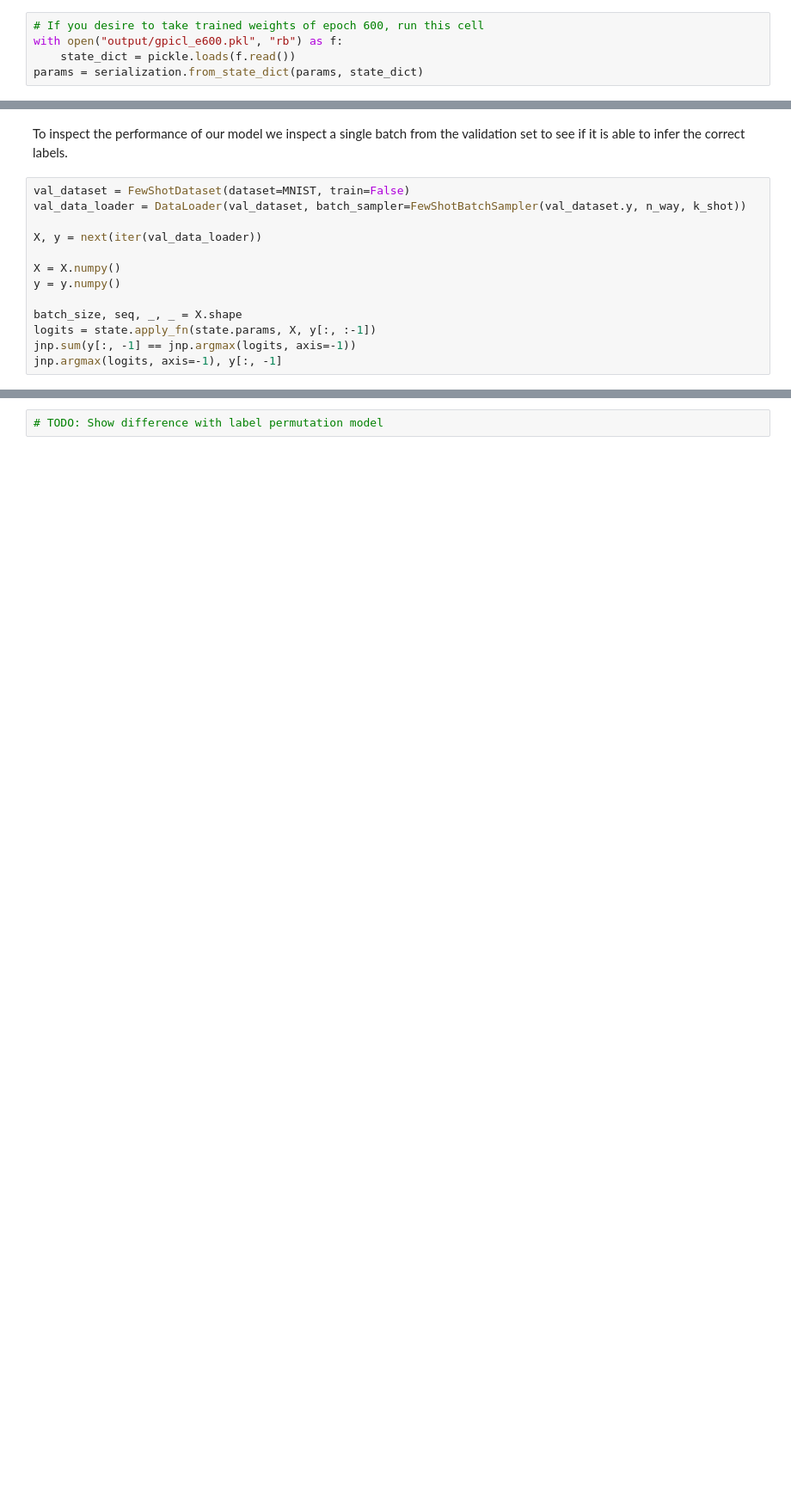
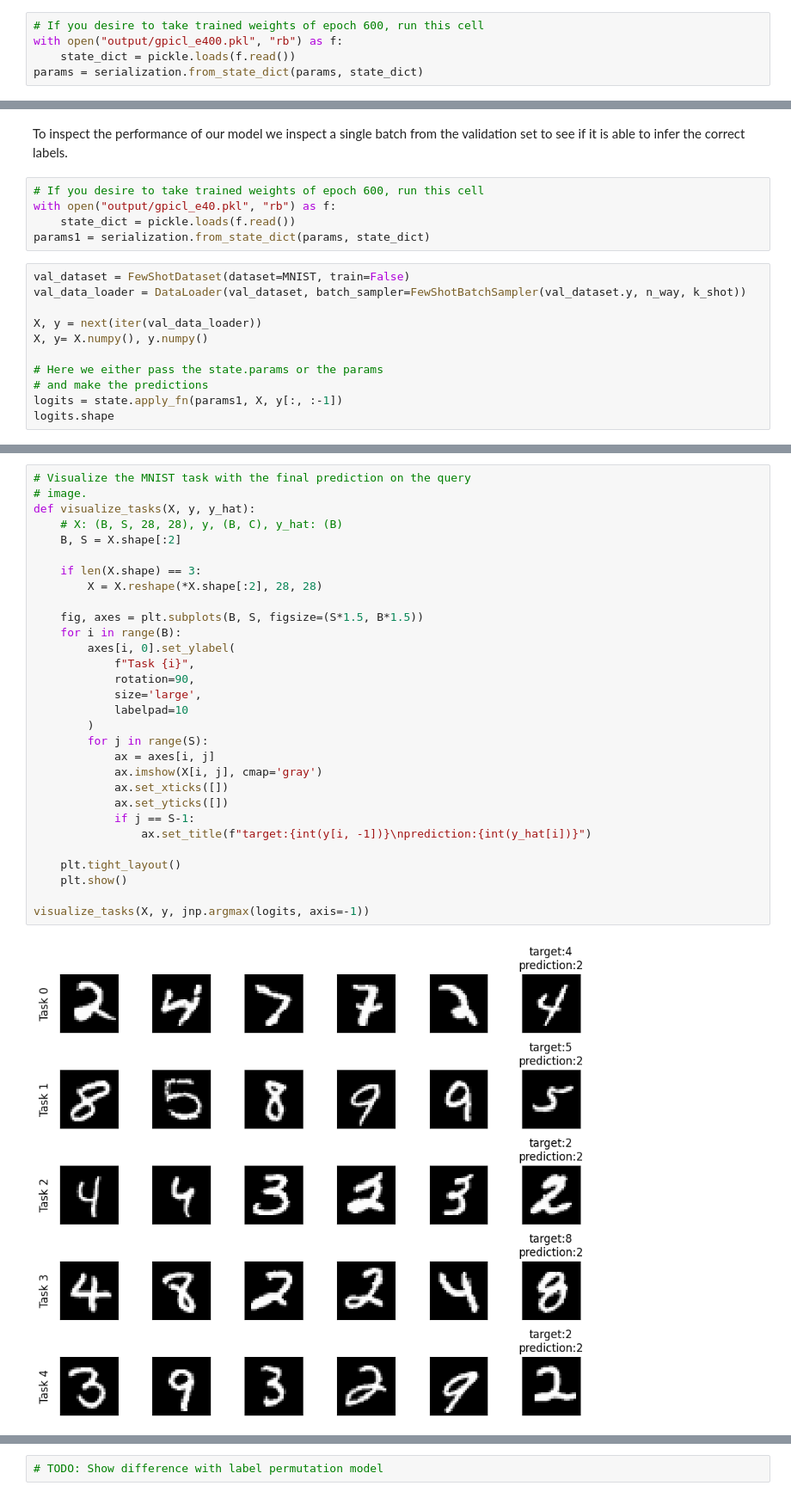
Before and after one commit to RobvanGastel/meta-in-context-learning, a Jupyter notebook: general-purpose in-context learner.ipynb, the cells around one changed output, grey strips where cells are left out. Shown at 86% size. Cells and saved outputs as stored; diff of their text form; blank space fills up the shorter version.

Commit message:
Add visualizations to gpicl

```diff
--- a/general-purpose in-context learner.ipynb
+++ b/general-purpose in-context learner.ipynb
@@ -76,6 +81,6 @@ state = TrainState.create(
 # %%
 # If you desire to take trained weights of epoch 600, run this cell
-with open("output/gpicl_e600.pkl", "rb") as f:
+with open("output/gpicl_e400.pkl", "rb") as f:
     state_dict = pickle.loads(f.read())
 params = serialization.from_state_dict(params, state_dict)
 # %% [markdown]
@@ -185,16 +196,19 @@ plt.show()
 </div>
 # %% [markdown]
 To inspect the performance of our model we inspect a single batch from the validation set to see if it is able to infer the correct labels.
+# %%
+# If you desire to take trained weights of epoch 600, run this cell
+with open("output/gpicl_e40.pkl", "rb") as f:
+    state_dict = pickle.loads(f.read())
+params1 = serialization.from_state_dict(params, state_dict)
 # %%
 val_dataset = FewShotDataset(dataset=MNIST, train=False)
 val_data_loader = DataLoader(val_dataset, batch_sampler=FewShotBatchSampler(val_dataset.y, n_way, k_shot))
 
 X, y = next(iter(val_data_loader))
+X, y= X.numpy(), y.numpy()
 
-X = X.numpy()
-y = y.numpy()
-
-batch_size, seq, _, _ = X.shape
-logits = state.apply_fn(state.params, X, y[:, :-1])
-jnp.sum(y[:, -1] == jnp.argmax(logits, axis=-1))
-jnp.argmax(logits, axis=-1), y[:, -1]
+# Here we either pass the state.params or the params
+# and make the predictions
+logits = state.apply_fn(params1, X, y[:, :-1])
+logits.shape
@@ -202,0 +217,32 @@ jnp.argmax(logits, axis=-1), y[:, -1]
+# %%
+# Visualize the MNIST task with the final prediction on the query
+# image.
+def visualize_tasks(X, y, y_hat):
+    # X: (B, S, 28, 28), y, (B, C), y_hat: (B)
+    B, S = X.shape[:2]
+
+    if len(X.shape) == 3:
+        X = X.reshape(*X.shape[:2], 28, 28)
+
+    fig, axes = plt.subplots(B, S, figsize=(S*1.5, B*1.5))
+    for i in range(B):
+        axes[i, 0].set_ylabel(
+            f"Task {i}",
+            rotation=90,
+            size='large',
+            labelpad=10
+        )
+        for j in range(S):
+            ax = axes[i, j]
+            ax.imshow(X[i, j], cmap='gray')
+            ax.set_xticks([])
+            ax.set_yticks([])
+            if j == S-1:
+                ax.set_title(f"target:{int(y[i, -1])}\nprediction:{int(y_hat[i])}")
+
+    plt.tight_layout()
+    plt.show()
+
+visualize_tasks(X, y, jnp.argmax(logits, axis=-1))
+# %% [output]
+[figure, added]
```
Also changed, not shown: parts of 12 cells of this notebook.
